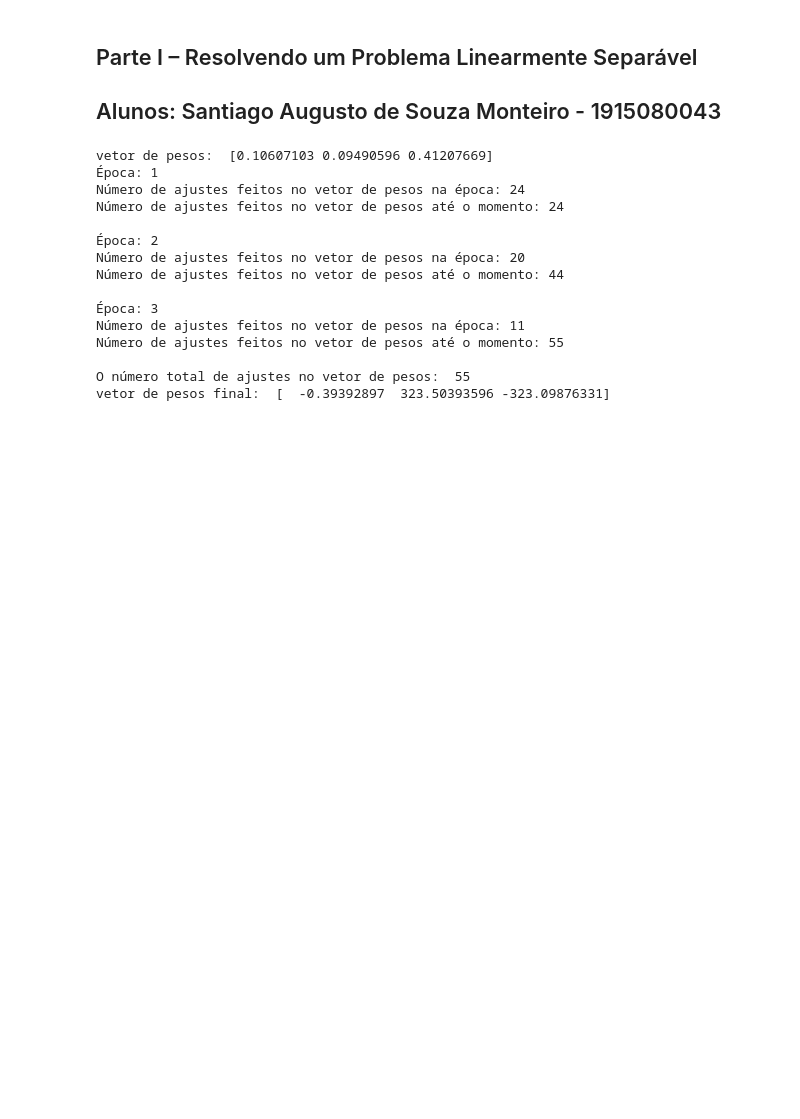
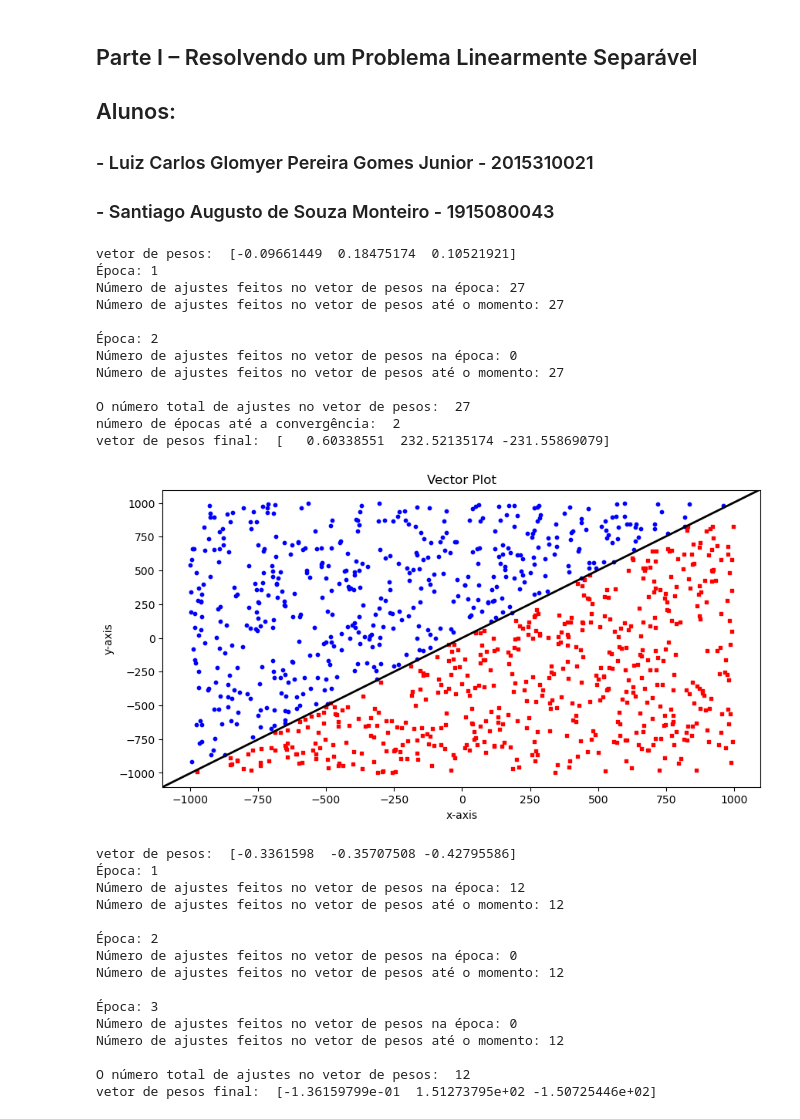
Before and after one commit to Glomyer/rna-2022.2-aa2.1, a Jupyter notebook: parte1.ipynb, the cells around one changed output. Cells and saved outputs as stored; diff of their text form; code cells hidden in the pictures; blank space fills up the shorter version.

Commit message:
solving conflicts and making file path OS independent

```diff
--- a/parte1.ipynb
+++ b/parte1.ipynb
@@ -1,7 +1,9 @@
 # %% [markdown]
 ## Parte I – Resolvendo um Problema Linearmente Separável
 
-## Alunos: Santiago Augusto de Souza Monteiro - 1915080043
+## Alunos:
+### - Luiz Carlos Glomyer Pereira Gomes Junior - 2015310021
+### - Santiago Augusto de Souza Monteiro - 1915080043
 # %%
 import numpy as np
 import matplotlib.pyplot as plt
@@ -95,6 +98,33 @@ def teachPerceptron(data):
   print("número de épocas até a convergência: ", epoch)
   print("vetor de pesos final: ", weightsVector)
 
+
+  data_array = getInputVectorGroup(data)
+  data_array = np.delete(data_array, 0, 1)
+
+  # Plot the vector
+  plt.figure(figsize=(10, 5))
+  plt.xlabel('x-axis')
+  plt.ylabel('y-axis')
+  plt.title('Vector Plot')
+
+  for i, point in enumerate(data_array):
+    if(outputVector[i] == 1):
+        plt.scatter(point[0],point[1], s=10, color="red", marker="s")
+    if(outputVector[i] == 0):
+        plt.scatter(point[0],point[1], s=10, color="blue", marker="o")
+
+  x = np.arange(min(data_array[:,:1]),max(data_array[:,:1]), 0.1)
+  y = weightsVector[0]/weightsVector[2] - (weightsVector[1]/weightsVector[2] * x)
+
+  plt.axline((x[0],y[0]),
+             (x[1],y[1]),
+             color="black",
+             linewidth=2)
+
+  # Show the plot
+  plt.show()
+
 def teachPerceptronByEpoch(data, epoch):
   deducedOutputVector = np.array([])
   outputVector = getOutputVector(data)
@@ -135,24 +165,39 @@ def teachPerceptronByEpoch(data, epoch):
   print("O número total de ajustes no vetor de pesos: ", numberOfFitsInTheWeightVector)
   print("vetor de pesos final: ", weightsVector)
 # %%
-data = np.fromfile("data\dataAll.txt").reshape((1000, 3))
+path = os.path.join("data", "dataAll.txt")
+data = np.fromfile(path).reshape((1000, 3))
 
 teachPerceptron(data)
+# %% [output]
+vetor de pesos:  [-0.09661449  0.18475174  0.10521921]
+Época: 1
+Número de ajustes feitos no vetor de pesos na época: 27
+Número de ajustes feitos no vetor de pesos até o momento: 27
+
+Época: 2
+Número de ajustes feitos no vetor de pesos na época: 0
+Número de ajustes feitos no vetor de pesos até o momento: 27
+
+O número total de ajustes no vetor de pesos:  27
+número de épocas até a convergência:  2
+vetor de pesos final:  [   0.60338551  232.52135174 -231.55869079]
+[figure, added]
 # %%
 teachPerceptronByEpoch(data, 3)
 # %% [output]
-vetor de pesos:  [0.10607103 0.09490596 0.41207669]
+vetor de pesos:  [-0.3361598  -0.35707508 -0.42795586]
 Época: 1
-Número de ajustes feitos no vetor de pesos na época: 24
-Número de ajustes feitos no vetor de pesos até o momento: 24
+Número de ajustes feitos no vetor de pesos na época: 12
+Número de ajustes feitos no vetor de pesos até o momento: 12
 
 Época: 2
-Número de ajustes feitos no vetor de pesos na época: 20
-Número de ajustes feitos no vetor de pesos até o momento: 44
+Número de ajustes feitos no vetor de pesos na época: 0
+Número de ajustes feitos no vetor de pesos até o momento: 12
 
 Época: 3
-Número de ajustes feitos no vetor de pesos na época: 11
-Número de ajustes feitos no vetor de pesos até o momento: 55
+Número de ajustes feitos no vetor de pesos na época: 0
+Número de ajustes feitos no vetor de pesos até o momento: 12
 
-O número total de ajustes no vetor de pesos:  55
-vetor de pesos final:  [  -0.39392897  323.50393596 -323.09876331]
+O número total de ajustes no vetor de pesos:  12
+vetor de pesos final:  [-1.36159799e-01  1.51273795e+02 -1.50725446e+02]
```
Also changed, not shown: parts of 1 cell of this notebook.
